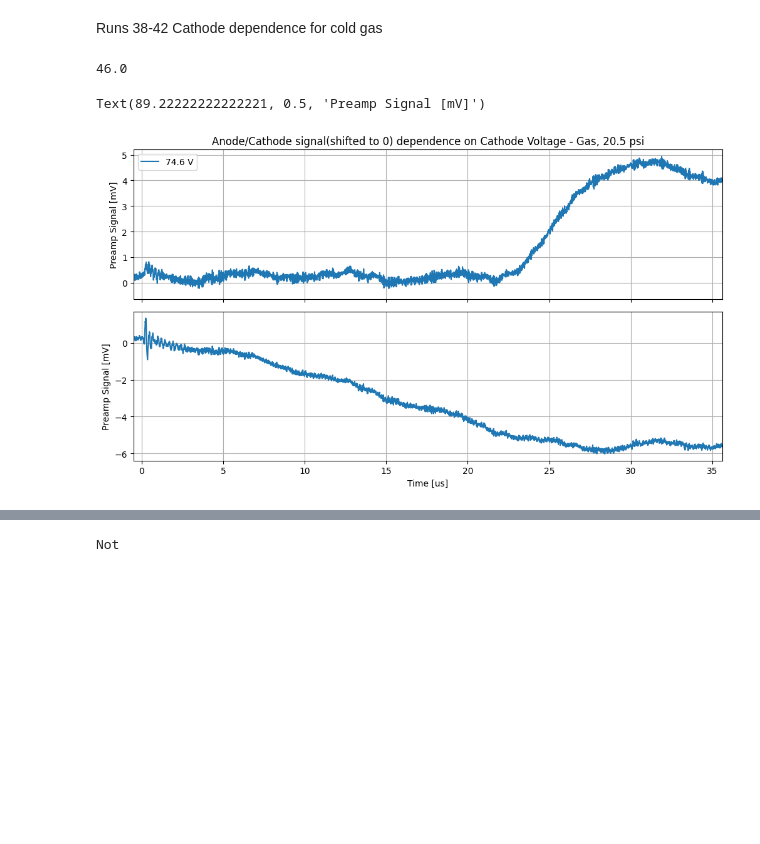
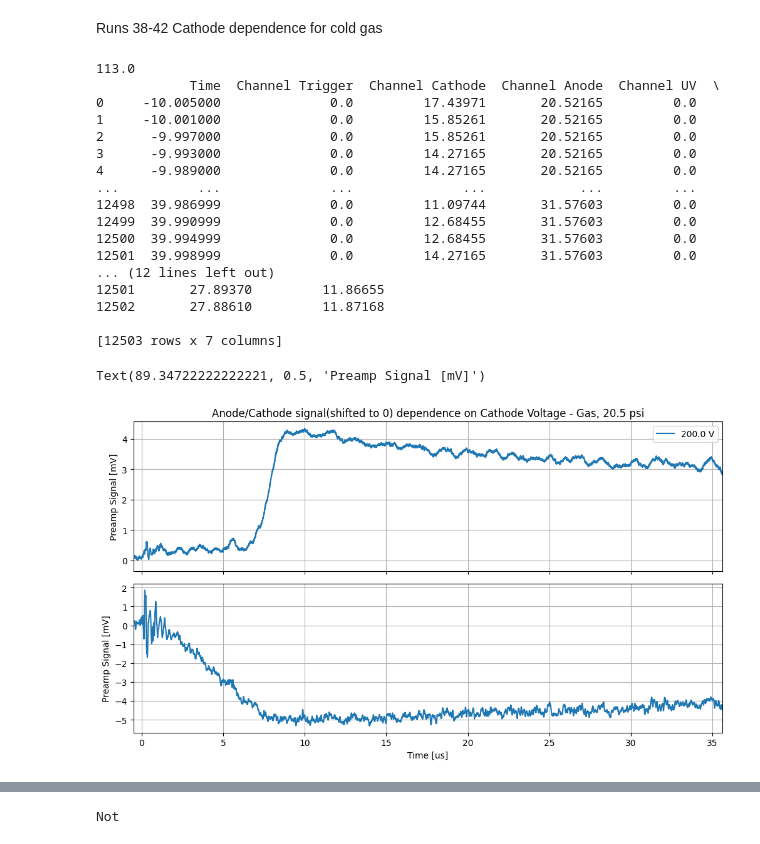
Before and after one commit to jbane11/nexo, a Jupyter notebook: Lab028/osci/osci_analysis.v3.ipynb, the cells around one changed output, grey strips where cells are left out. Drawn from its saved outputs; the diff is of its cells as text; code cells hidden in the pictures; blank space fills up the shorter version.

```diff
--- a/Lab028/osci/osci_analysis.v3.ipynb
+++ b/Lab028/osci/osci_analysis.v3.ipynb
@@ -15,9 +15,9 @@ Runlist= pd.read_table("Runlist.tsv")
 Runlist["RN"]=pd.to_numeric(Runlist["RN"])
 
 #varible for location of data, relative to this directory.
-env_var_wavefromloc ="data/waveforms/"
+#env_var_wavefromloc ="data/waveforms/"
 #pc 2
-#env_var_wavefromloc ="A:/DATA/waveforms/"
+env_var_wavefromloc ="A:/DATA/waveforms/"
 # %% [markdown]
 Defining a class for runs.  RUN(runnumber, confignumber)
 # %%
@@ -57,7 +57,7 @@ def GetWaveform(RL_entry,wavenumber=11):
     Lineone=""
 
     waveform_loc=env_var_wavefromloc
-    wavefrom_subloc="%s/"%(int(RL_entry["Date"]))
+    wavefrom_subloc=""#"%s/"%(int(RL_entry["Date"]))
 
     dirpath = waveform_loc+wavefrom_subloc+"%s-%s%05d"%(int(RL_entry["Date"]),int(RL_entry["Config Number"]),int(RL_entry["Run Number"]))
     #print(dirpath)
@@ -228,7 +218,10 @@ Text(92.09722222222221, 0.5, 'Preamp Signal [mV]')
 # %% [markdown]
 Runs 38-42 Cathode dependence for cold gas
 # %%
-Runlist_q = Runlist.query("RN in [46,62,63]")
+Runlist= pd.read_table("Runlist.tsv")
+Runlist["RN"]=pd.to_numeric(Runlist["RN"])
+
+Runlist_q = Runlist.query("RN in [113,114]")
 
 #35,36,37,,100,102,103
 Runlist_q
@@ -242,11 +235,11 @@ unit ="V"
 norm_amp_anode=0
 norm_amp_cathode=0
 
-for i, entry in enumerate(Runlist_q[:1:].iloc()):
+for i, entry in enumerate(Runlist_q[::].iloc()):
     print(entry["RN"])
     WF=GetWaveform(entry)
 
-    #print(WF.keys())
+    print(WF)
 
     Run={}
     Run["info"]=entry
@@ -256,33 +249,49 @@ for i, entry in enumerate(Runlist_q[:1:].iloc()):
     #print(np.average(WF[0:20:1]["Average Anode"]))
     norm_amp_anode=np.average(WF[0:1:1]["Average Anode"])
     plots[0].errorbar(x=WF[::1]["Time"], y= WF[::1]["Average Anode"]-norm_amp_anode, fmt ="", label="%s %s"%(entry[Label], unit) )
 
 
     norm_amp_cathode=np.average(WF[0:1:1]["Average Cathode"])
     plots[1].errorbar(x=WF[::1]["Time"], y= WF[::1]["Average Cathode"]-norm_amp_cathode, fmt ="", label="%s %s"%(entry[Label], unit) )
 
 
     #plots.errorbar(x=WF["Time"], y=WF["Average Cathode"])
 #plt.subplots_adjust(hspace=None)
 plt.tight_layout()
 plots[0].grid(True)
 #plots[0].set_xlabel("Time [us]")
 plots[0].set_ylabel("Preamp Signal [mV]")
 #plots[0].set_ylim(0,52)
 
 
 plots[0].set_title("Anode/Cathode signal(shifted to 0) dependence on %s - Gas, 20.5 psi"%(Label))
 plots[0].legend(ncol=2)
 
 plots[1].set_xlim(-0.5,35.6)
 #plots[1].set_ylim(0,49)
 plots[1].grid(True)
 plots[1].set_xlabel("Time [us]")
 plots[1].set_ylabel("Preamp Signal [mV]")
 
 #plots[1].set_title("Cathode signal dependence on Laser Current")
 #plots[1].legend()
 # %% [output]
-46.0
+113.0
+            Time  Channel Trigger  Channel Cathode  Channel Anode  Channel UV  \
+0     -10.005000              0.0         17.43971       20.52165         0.0
+1     -10.001000              0.0         15.85261       20.52165         0.0
+2      -9.997000              0.0         15.85261       20.52165         0.0
+3      -9.993000              0.0         14.27165       20.52165         0.0
+4      -9.989000              0.0         14.27165       20.52165         0.0
+...          ...              ...              ...            ...         ...
+12498  39.986999              0.0         11.09744       31.57603         0.0
+12499  39.990999              0.0         12.68455       31.57603         0.0
+12500  39.994999              0.0         12.68455       31.57603         0.0
+12501  39.998999              0.0         14.27165       31.57603         0.0
+... (12 lines left out)
+12501       27.89370         11.86655
+12502       27.88610         11.87168
+
+[12503 rows x 7 columns]
-Text(89.22222222222221, 0.5, 'Preamp Signal [mV]')
+Text(89.34722222222221, 0.5, 'Preamp Signal [mV]')
-[figure, old version]
+[figure, new version]
```
Also changed, not shown: parts of 10 cells of this notebook, 1 other file.
